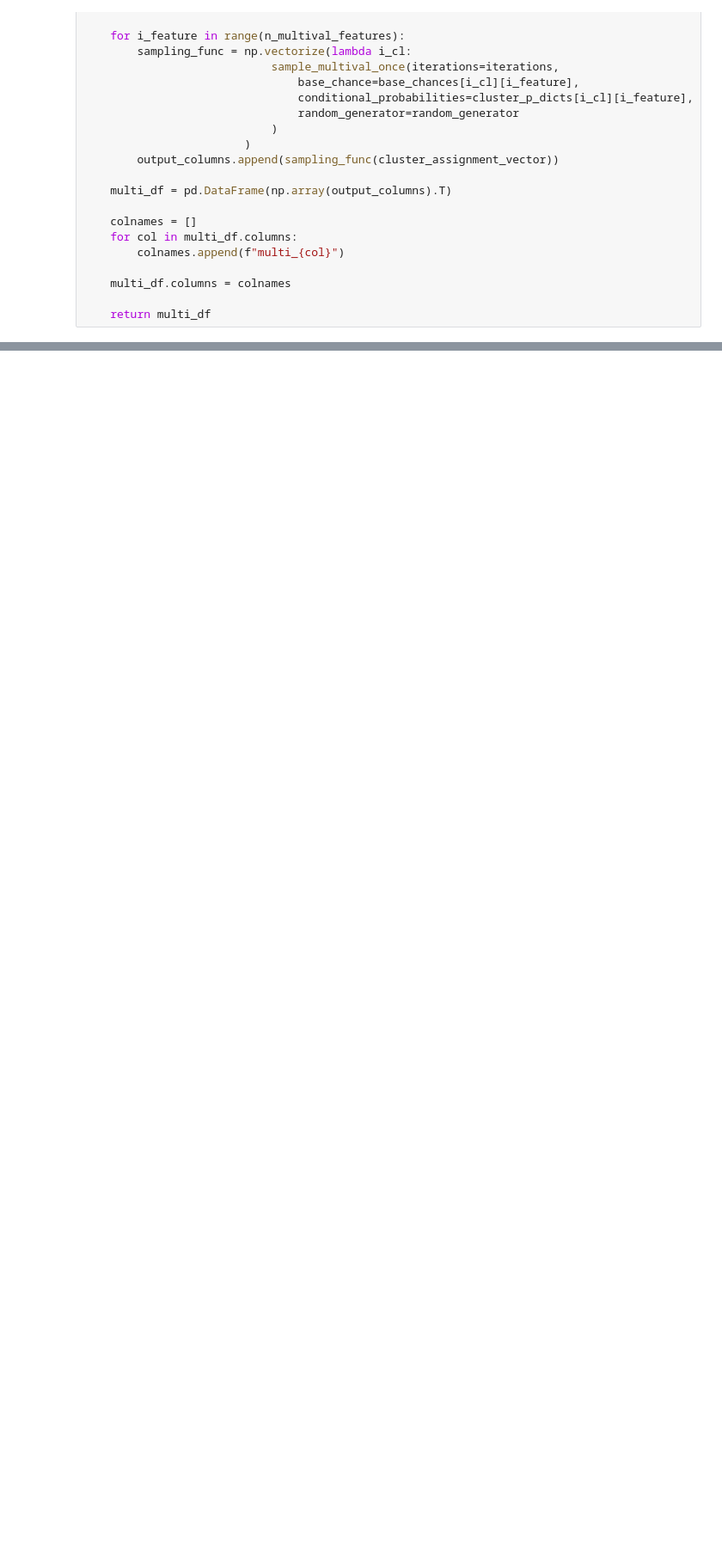
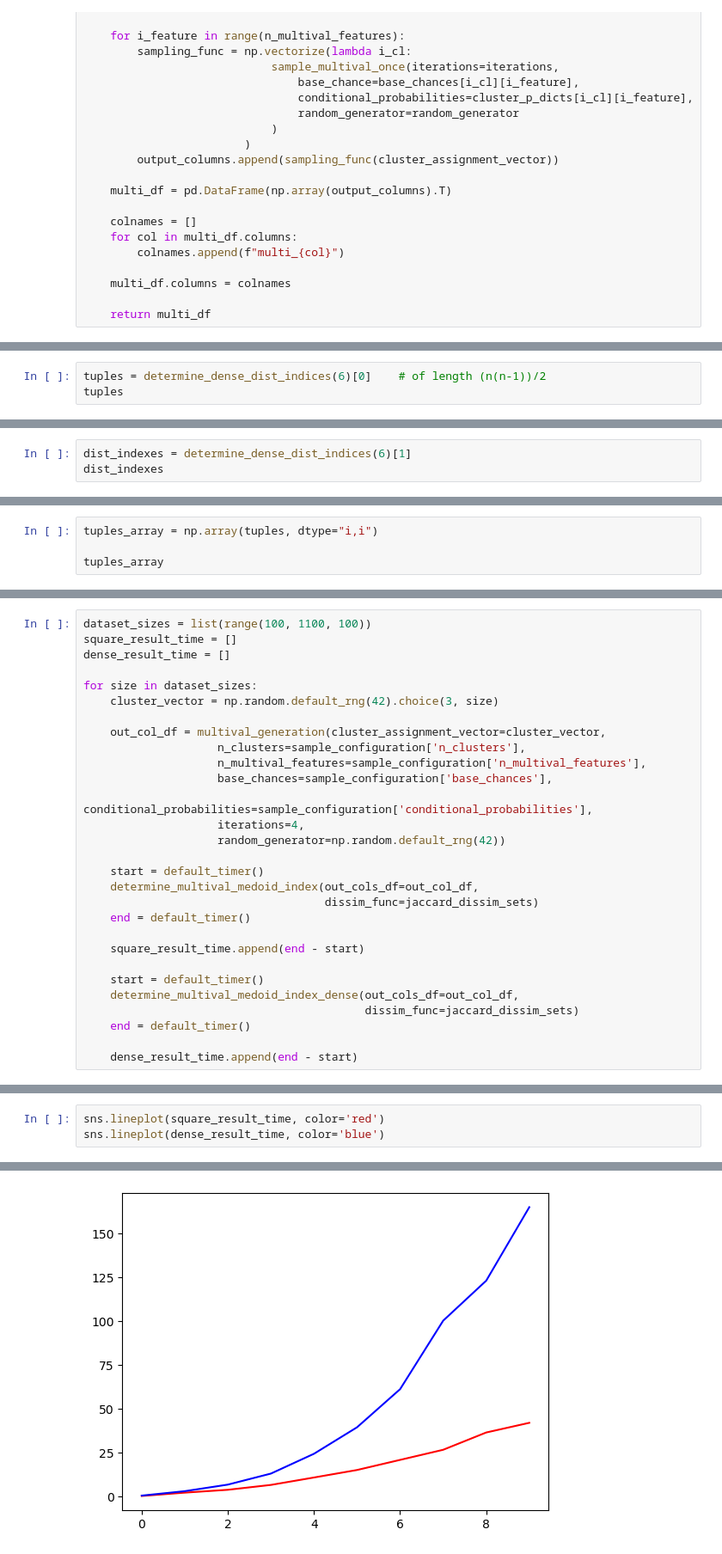
Before and after one commit to ManuelConcepcion/extended_kprototypes, a Jupyter notebook: extended_benchmark/benchmarking_v2.ipynb, the cells around one changed output, grey strips where cells are left out. Shown at 86% size. Cells and saved outputs as stored; diff of their text form; blank space fills up the shorter version.

Commit message:
Finished benchmarking the use of the dense form for distance representation.

```diff
--- a/extended_benchmark/benchmarking_v2.ipynb
+++ b/extended_benchmark/benchmarking_v2.ipynb
@@ -411,0 +513,3 @@ out_cols
+# %%
+tuples = determine_dense_dist_indices(6)[0]    # of length (n(n-1))/2
+tuples
@@ -411,0 +537,3 @@ out_cols
+# %%
+dist_indexes = determine_dense_dist_indices(6)[1]
+dist_indexes
@@ -411,0 +542,4 @@ out_cols
+# %%
+tuples_array = np.array(tuples, dtype="i,i")
+
+tuples_array
@@ -411,0 +679,29 @@ out_cols
+# %%
+dataset_sizes = list(range(100, 1100, 100))
+square_result_time = []
+dense_result_time = []
+
+for size in dataset_sizes:
+    cluster_vector = np.random.default_rng(42).choice(3, size)
+
+    out_col_df = multival_generation(cluster_assignment_vector=cluster_vector,
+                    n_clusters=sample_configuration['n_clusters'],
+                    n_multival_features=sample_configuration['n_multival_features'],
+                    base_chances=sample_configuration['base_chances'],
+                    conditional_probabilities=sample_configuration['conditional_probabilities'],
+                    iterations=4,
+                    random_generator=np.random.default_rng(42))
+
+    start = default_timer()
+    determine_multival_medoid_index(out_cols_df=out_col_df,
+                                    dissim_func=jaccard_dissim_sets)
+    end = default_timer()
+
+    square_result_time.append(end - start)
+
+    start = default_timer()
+    determine_multival_medoid_index_dense(out_cols_df=out_col_df,
+                                          dissim_func=jaccard_dissim_sets)
+    end = default_timer()
+
+    dense_result_time.append(end - start)
@@ -411,0 +736,4 @@ out_cols
+# %%
+sns.lineplot(square_result_time, color='red')
+sns.lineplot(dense_result_time, color='blue')
+# %% [output]
@@ -411,0 +741 @@ out_cols
+[figure, added]
```
Also changed, not shown: parts of 34 cells of this notebook.
